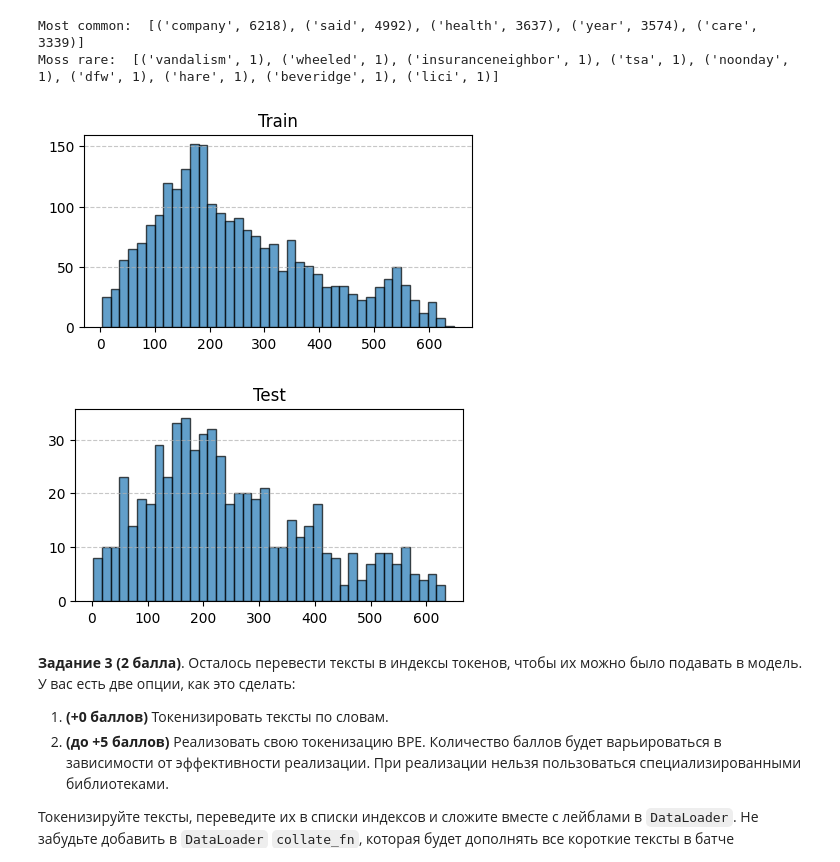
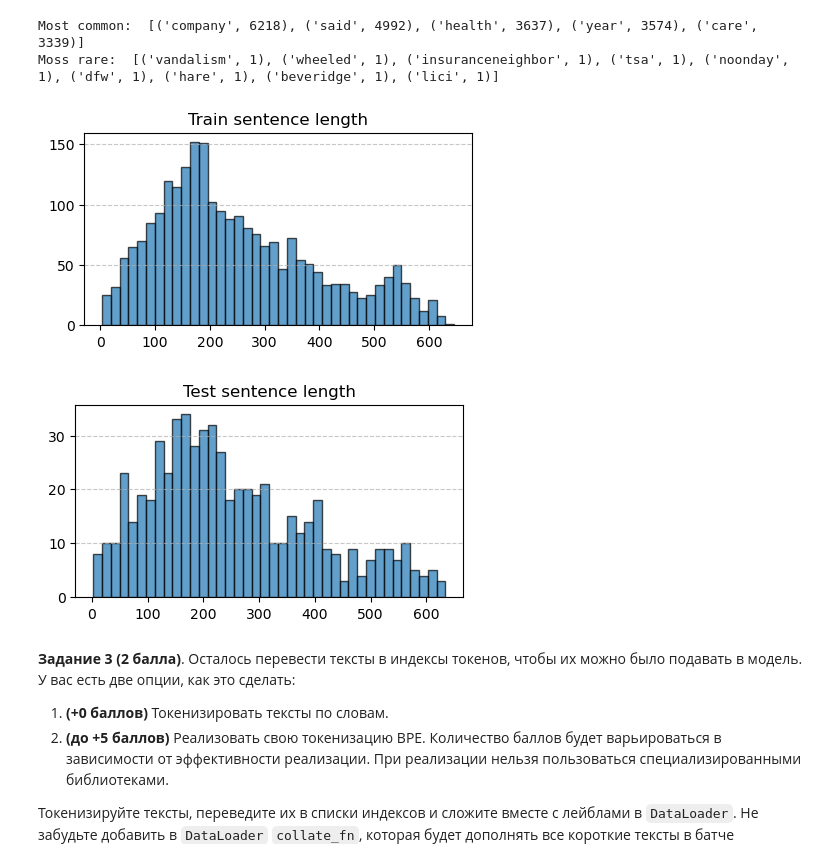
Before and after one commit to AbylayDalabay/NLP, a Jupyter notebook: 06_lstm_multilabel_classification/lstm_multilabel.ipynb, the cells around one changed output. Drawn from its saved outputs; the diff is of its cells as text; code cells hidden in the pictures.

```diff
--- a/06_lstm_multilabel_classification/lstm_multilabel.ipynb
+++ b/06_lstm_multilabel_classification/lstm_multilabel.ipynb
@@ -74,6 +78,7 @@ dataset['labels'] = dataset['labels'].apply(lambda str: str.split(', '))
 label_set = set()
 for label_list in dataset['labels']:
     label_set.update(label_list)
+label_set = sorted(label_set)
 
 for index, label in enumerate(label_set):
     print(f"{index}) {label}")
@@ -98,5 +103,5 @@ for index, label in enumerate(label_set):
 # %%
-dataset['binary_mask'] = dataset['labels'].apply(lambda label_list: [1 if cur_label in label_list else 0 for cur_label in label_set])
+dataset['binary_mask'] = dataset['labels'].apply(lambda label_list: [1 if cur_label in label_list else 0 for cur_label in label_set]).tolist()
 # %% [markdown]
 ## Предобработка данных
 # %% [markdown]
@@ -106,7 +111,7 @@ dataset['binary_mask'] = dataset['labels'].apply(lambda label_list: [1 if cur_la
 # %%
 texts_train, texts_test, y_train, y_test = train_test_split(
     dataset['text'].tolist(),
-    dataset['binary_mask'],
+    dataset['binary_mask'].tolist(),
     test_size=0.2,  # do not change this
     random_state=0  # do not change this
 )
@@ -173,23 +178,23 @@ test_words = delete_words(test_words, freq_deleted_words)
 # %%
 def plot_distr(nums: List[int], desc=''):
     plt.figure(figsize=(5, 2.5))
     plt.hist(nums, bins=40, edgecolor="black", alpha=0.7)
     plt.grid(axis="y", linestyle="--", alpha=0.7)
     plt.title(desc)
     plt.show()
 
 plot_distr(
     [len(sentence) for sentence in train_words],
-    desc='Train'
+    desc='Train sentence length'
 )
 
 plot_distr(
     [len(sentence) for sentence in test_words],
-    desc='Test'
+    desc='Test sentence length'
 )
 # %% [output]
-[figure, old version]
+[figure, new version]
-[figure, old version]
+[figure, new version]
 # %% [markdown]
 __Задание 3 (2 балла)__. Осталось перевести тексты в индексы токенов, чтобы их можно было подавать в модель. У вас есть две опции, как это сделать:
 1. __(+0 баллов)__ Токенизировать тексты по словам.
```
Also changed, not shown: parts of 14 cells of this notebook.
